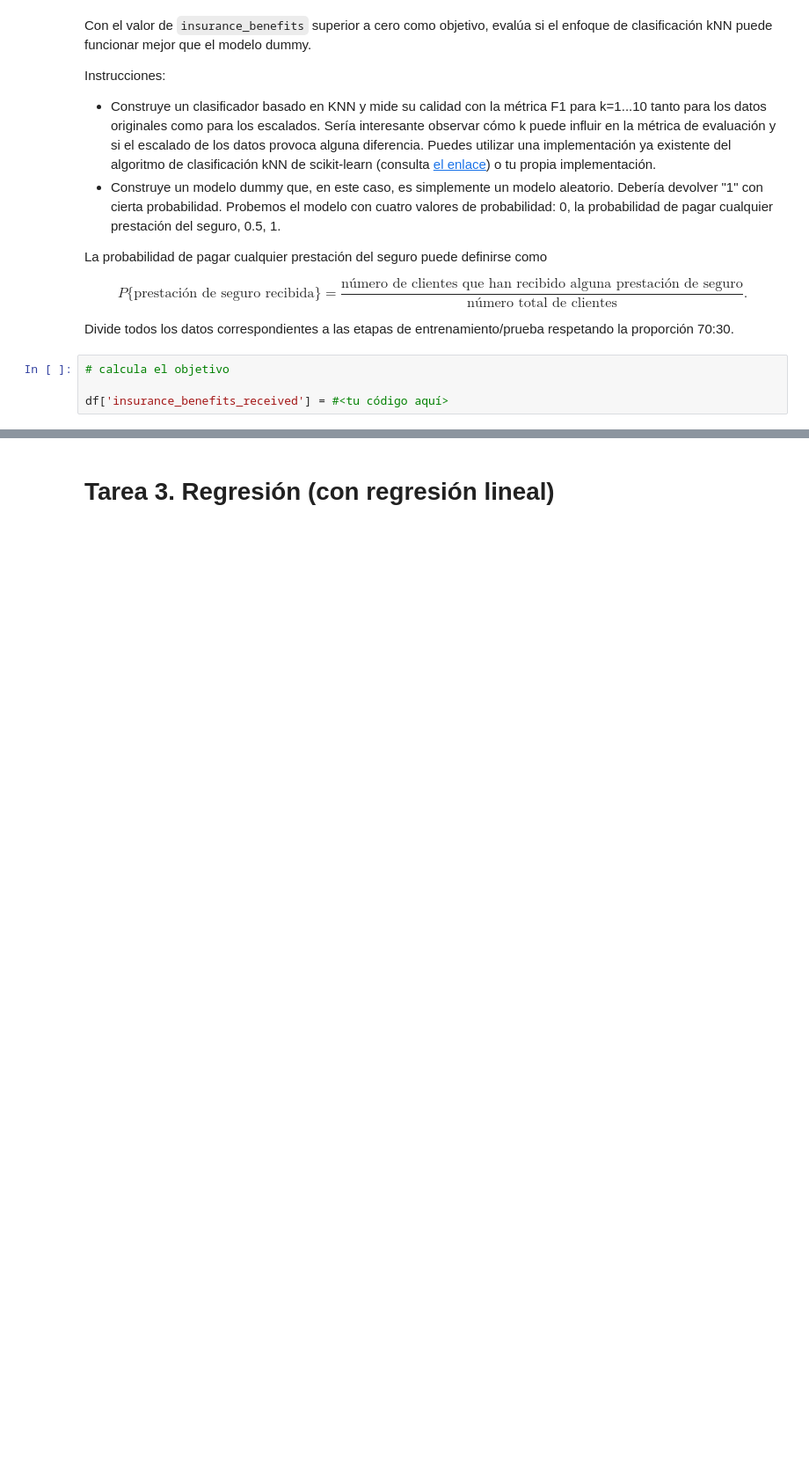
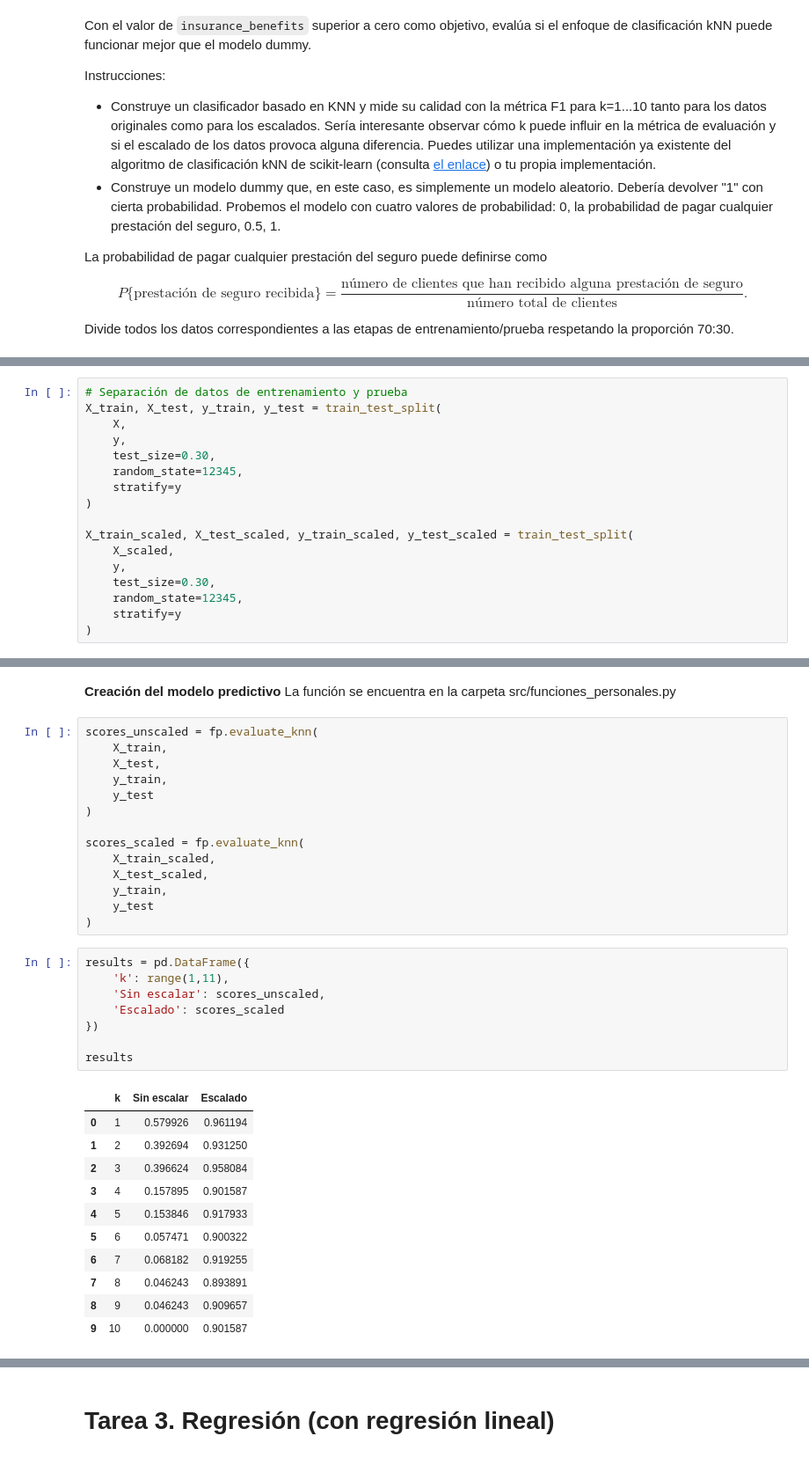
Before and after one commit to pablo-vc87/Repo_Sprint_7, a Jupyter notebook: Sprints/sprint_14/proyecto_algebra_lineal.ipynb, the cells around one changed output, grey strips where cells are left out. Shown at 88% size. Drawn from its saved outputs; the diff is of its cells as text; blank space fills up the shorter version.

```diff
--- a/Sprints/sprint_14/proyecto_algebra_lineal.ipynb
+++ b/Sprints/sprint_14/proyecto_algebra_lineal.ipynb
@@ -214,7 +315,3 @@ P\{\text{prestación de seguro recibida}\}=\frac{\text{número de clientes que h
 $$
 
 Divide todos los datos correspondientes a las etapas de entrenamiento/prueba respetando la proporción 70:30.
-# %%
-# сalcula el objetivo
-
-df['insurance_benefits_received'] = #<tu código aquí>
@@ -241,0 +335,17 @@ def rnd_model_predict(P, size, seed=42):
+# %%
+# Separación de datos de entrenamiento y prueba
+X_train, X_test, y_train, y_test = train_test_split(
+    X,
+    y,
+    test_size=0.30,
+    random_state=12345,
+    stratify=y
+)
+
+X_train_scaled, X_test_scaled, y_train_scaled, y_test_scaled = train_test_split(
+    X_scaled,
+    y,
+    test_size=0.30,
+    random_state=12345,
+    stratify=y
+)
@@ -241,0 +369,37 @@ def rnd_model_predict(P, size, seed=42):
+# %% [markdown]
+**Creación del modelo predictivo**
+La función se encuentra en la carpeta src/funciones_personales.py
+# %%
+scores_unscaled = fp.evaluate_knn(
+    X_train,
+    X_test,
+    y_train,
+    y_test
+)
+
+scores_scaled = fp.evaluate_knn(
+    X_train_scaled,
+    X_test_scaled,
+    y_train,
+    y_test
+)
+# %%
+results = pd.DataFrame({
+    'k': range(1,11),
+    'Sin escalar': scores_unscaled,
+    'Escalado': scores_scaled
+})
+
+results
+# %% [output]
+|  | k | Sin escalar | Escalado |
+| 0 | 1 | 0.579926 | 0.961194 |
+| 1 | 2 | 0.392694 | 0.931250 |
+| 2 | 3 | 0.396624 | 0.958084 |
+| 3 | 4 | 0.157895 | 0.901587 |
+| 4 | 5 | 0.153846 | 0.917933 |
+| 5 | 6 | 0.057471 | 0.900322 |
+| 6 | 7 | 0.068182 | 0.919255 |
+| 7 | 8 | 0.046243 | 0.893891 |
+| 8 | 9 | 0.046243 | 0.909657 |
+| 9 | 10 | 0.000000 | 0.901587 |
```
Also changed, not shown: parts of 47 cells of this notebook, 2 other files.
